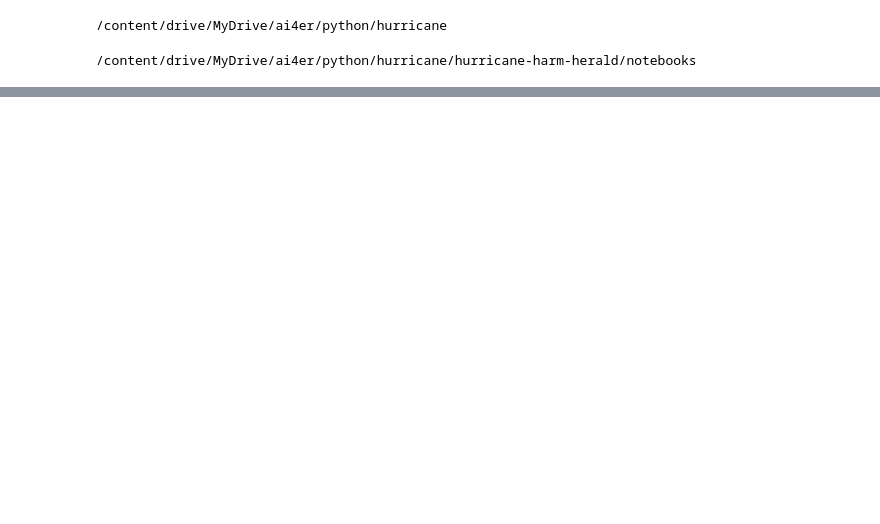
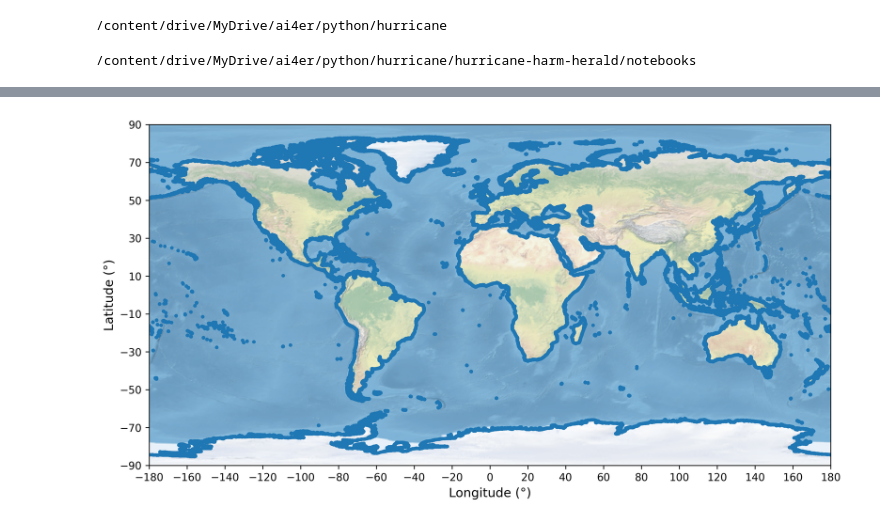
Before and after one commit to ai4er-cdt/hurricane-harm-herald, a Jupyter notebook: notebooks/Terrain_EFs.ipynb, the cells around one changed output, grey strips where cells are left out. Cells and saved outputs as stored; diff of their text form; code cells hidden in the pictures; blank space fills up the shorter version.

```diff
--- a/notebooks/Terrain_EFs.ipynb
+++ b/notebooks/Terrain_EFs.ipynb
@@ -459,0 +182,17 @@ for i in range(0,len(fig_xlim)):
+# %%
+# Load the .shp coastline data
+# Convert the .shp coast line data into points and store in a dataframe
+shapefile = gpd.read_file(shp_path) # Read the shapefile
+coast_points = pd.DataFrame(columns=['coast_lon', 'coast_lat'])  # Initialize the coast_points DataFrame
+temp_array = []  # Initialize the temp_array as a list
+for i, row in shapefile.iterrows():
+    if row['geometry'].geom_type == 'LineString':
+        for point in row['geometry'].coords:
+            x, y = point
+            p = [x, y]  # Create a list with two elements
+            temp_array.append(p)  # Append the point to the list
+        temp_df = pd.DataFrame(temp_array, columns=['coast_lon', 'coast_lat'])  # Create a DataFrame from the temp_array
+        coast_points = pd.concat([coast_points, temp_df], ignore_index=True)  # Append the temp_df to the coast_points DataFrame
+        temp_array = []  # Reset the temp_array to an empty list
+
+coast_points
@@ -459,0 +213,21 @@ for i in range(0,len(fig_xlim)):
+# %%
+# Plot the coastline data for verification
+
+fig = plt.figure(figsize=(12, 6),dpi=300)
+ax = fig.add_subplot(1, 1, 1, projection=ccrs.PlateCarree())
+# Add a global map background
+ax.stock_img()
+# Plot the coast points
+ax.scatter(coast_points['coast_lon'], coast_points['coast_lat'], s=5, transform=ccrs.PlateCarree())
+# Set x-label and y-label
+ax.set_xlabel('Longitude (°)', fontsize=12)
+ax.set_ylabel('Latitude (°)', fontsize=12)
+# Set x-ticks and y-ticks
+xticks = np.arange(-180, 190, 20)
+yticks = np.arange(-90, 100, 20)
+ax.set_xticks(xticks, crs=ccrs.PlateCarree())
+ax.set_yticks(yticks, crs=ccrs.PlateCarree())
+
+plt.show()
+# %% [output]
+[figure, added]
```
Also changed, not shown: parts of 44 cells of this notebook.
